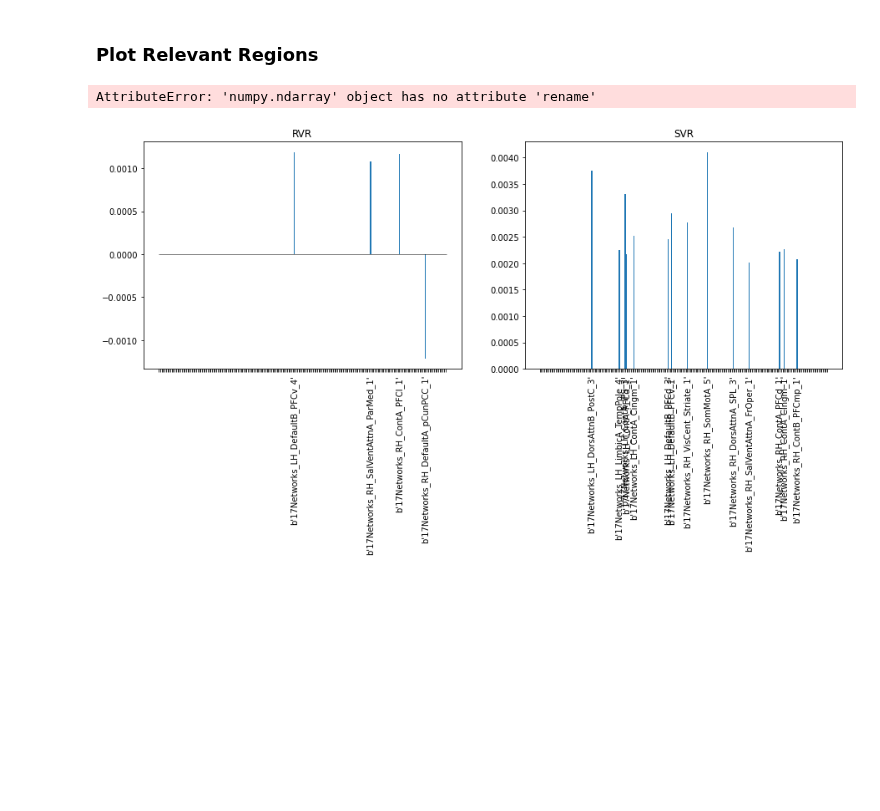
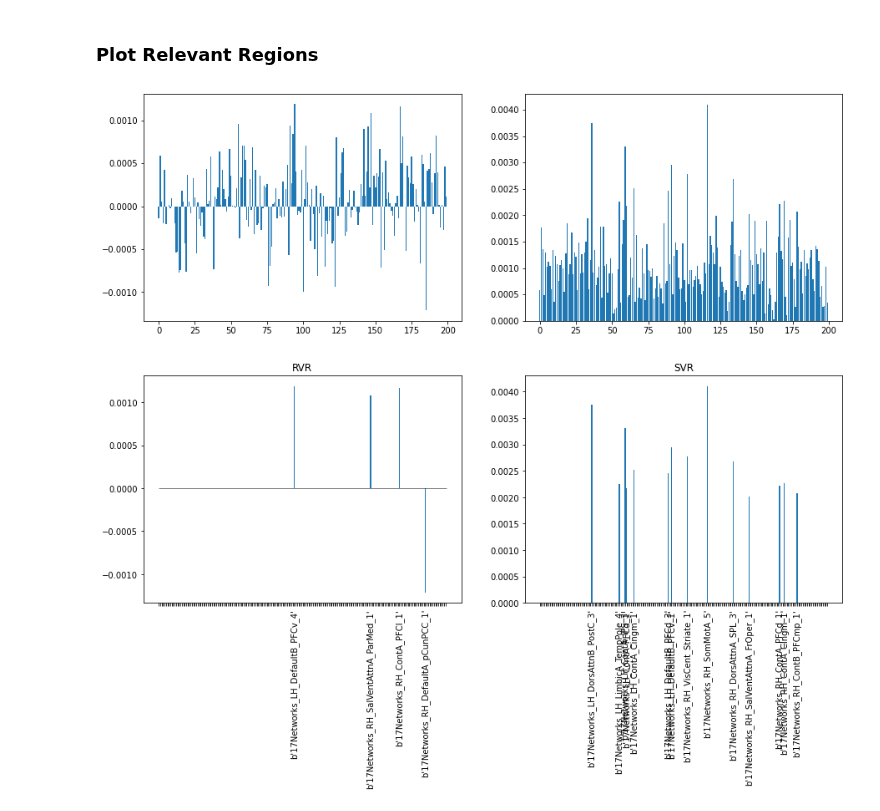
Before and after one commit to elenadoe/Brain_Age_PET_MRI, a Jupyter notebook: src/2_cv_test.ipynb, the cells around one changed output. Cells and saved outputs as stored; diff of their text form; code cells hidden in the pictures; blank space fills up the shorter version.

```diff
--- a/src/2_cv_test.ipynb
+++ b/src/2_cv_test.ipynb
@@ -68,16 +68,16 @@ MAE:  5.52
 # %%
 # permutation importance
 import matplotlib.pyplot as plt
 rvr.fit(X,y)
-rvr_feature_importance = permutation_importance(model_results[0],X,y, scoring="r2")
+rvr_feature_importance = permutation_importance(model_results[0]['rvr'],X,y, scoring="r2")
 svm = SVR().fit(X,y)
 svr_feature_importance = permutation_importance(svm,X,y, scoring="r2")
 fig,ax = plt.subplots(1,2, figsize = (15,5))
 ax[0].bar(range(X.shape[1]),rvr_feature_importance.importances_mean)
 ax[1].bar(range(X.shape[1]),svr_feature_importance.importances_mean)
 plt.show()
 # %% [output]
-AttributeError: 'numpy.ndarray' object has no attribute 'rename'
+[figure, added]
 # %%
 # threshold importance indication for better interpretability
 rvr_imp = [x if x>=0.001 or x<-0.001 else 0 for x in rvr_feature_importance.importances_mean]
```
Also changed, not shown: parts of 2 cells of this notebook.
